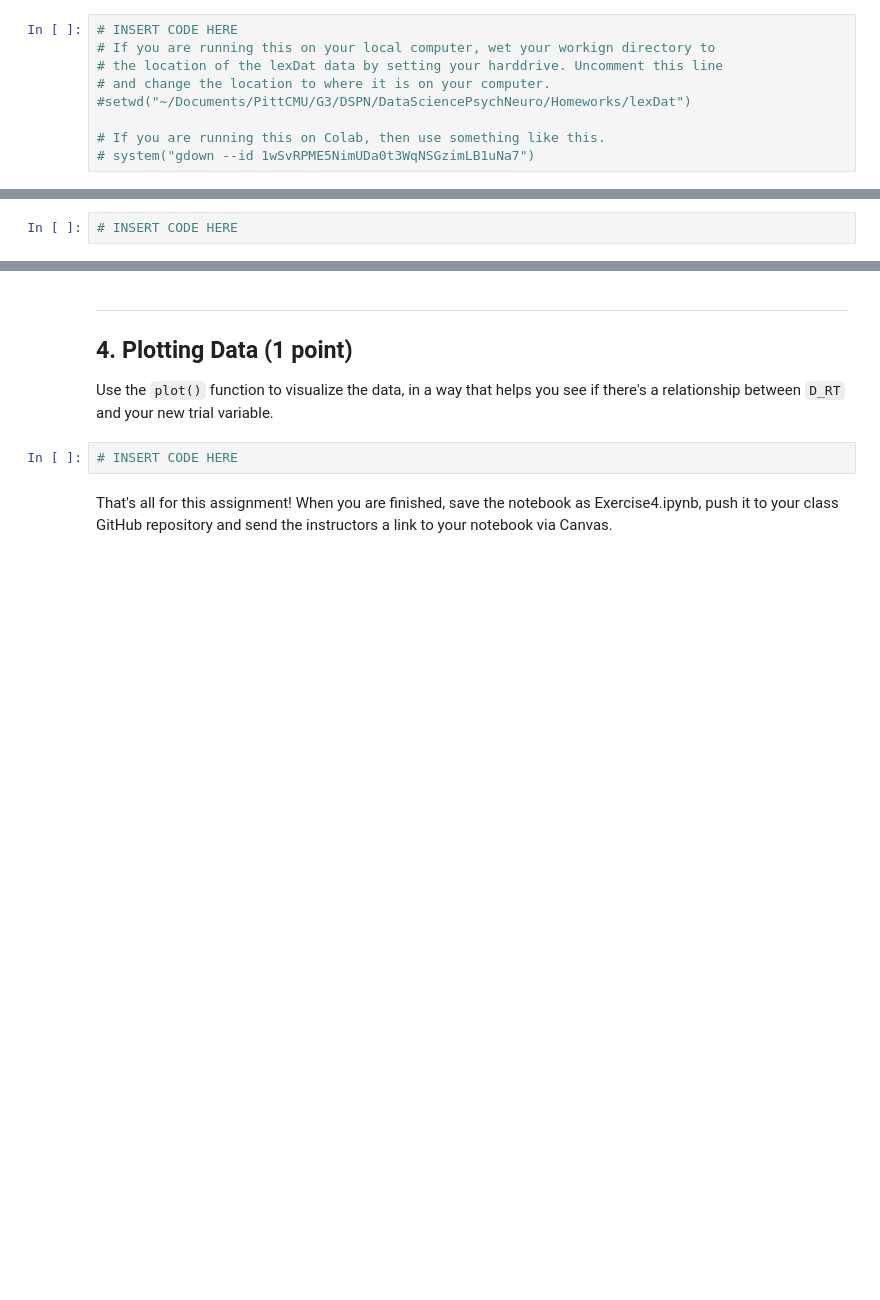
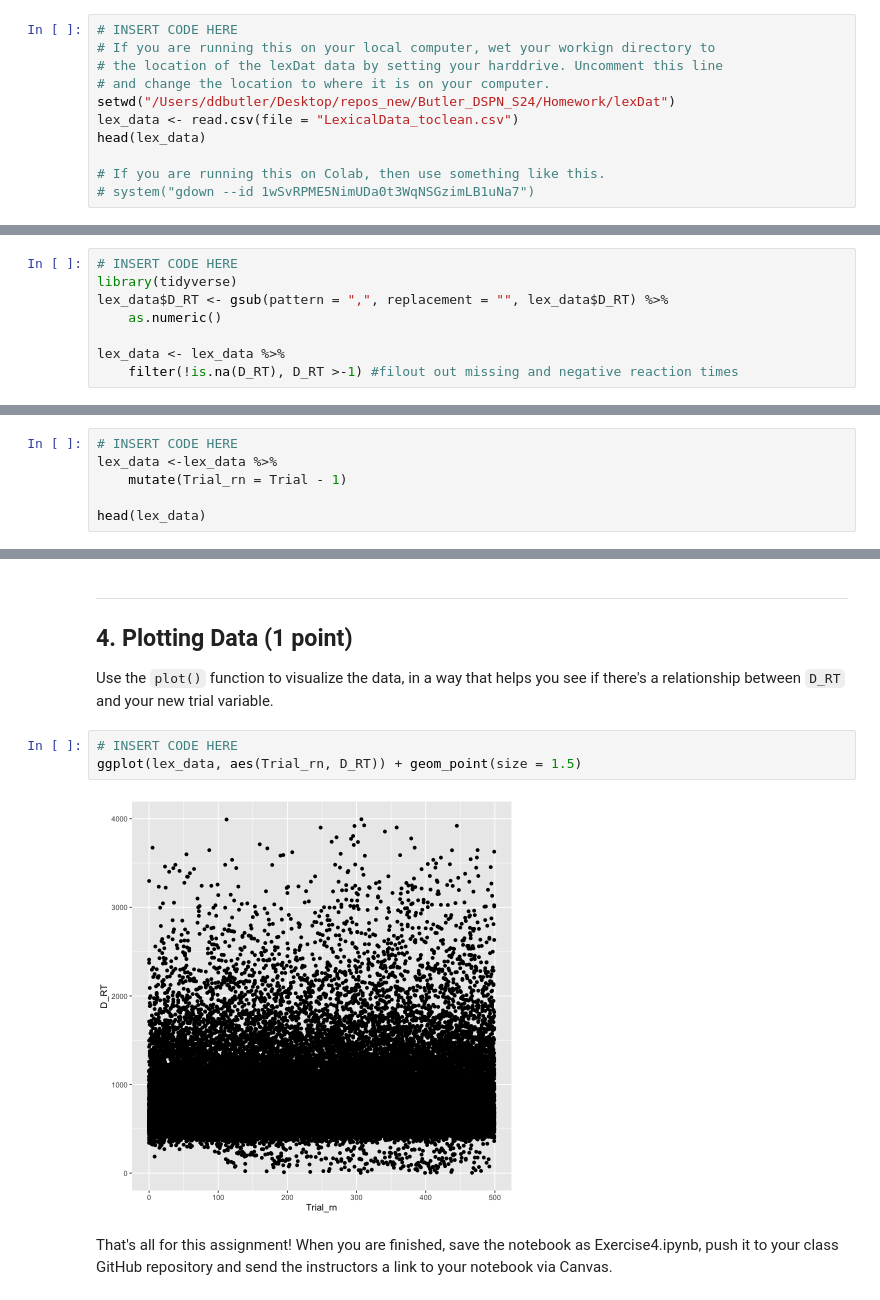
Before and after one commit to darrendbutler/Butler_DSPN_S24, a Jupyter notebook: Homework/exercise_4.ipynb, the cells around one changed output, grey strips where cells are left out. Drawn from its saved outputs; the diff is of its cells as text; blank space fills up the shorter version.

```diff
--- a/Homework/exercise_4.ipynb
+++ b/Homework/exercise_4.ipynb
@@ -18,7 +18,9 @@ Use the `setwd` and `read.csv` functions to load the data table from the **Lexic
 # If you are running this on your local computer, wet your workign directory to
 # the location of the lexDat data by setting your harddrive. Uncomment this line
 # and change the location to where it is on your computer.
-#setwd("~/Documents/PittCMU/G3/DSPN/DataSciencePsychNeuro/Homeworks/lexDat")
+setwd("/Users/ddbutler/Desktop/repos_new/Butler_DSPN_S24/Homework/lexDat")
+lex_data <- read.csv(file = "LexicalData_toclean.csv")
+head(lex_data)
 
 # If you are running this on Colab, then use something like this.
 # system("gdown --id 1wSvRPME5NimUDa0t3WqNSGzimLB1uNa7")
@@ -39,2 +49,10 @@ Write code that will copy the data to a new variable and make the above changes.
+# %%
+# INSERT CODE HERE
+library(tidyverse)
+lex_data$D_RT <- gsub(pattern = ",", replacement = "", lex_data$D_RT) %>%
+    as.numeric()
+
+lex_data <- lex_data %>%
+    filter(!is.na(D_RT), D_RT >-1) #filout out missing and negative reaction times
 # %% [markdown]
 For each of the three actions above, is it addressing a data anomaly (as described in the Müller reading)? If so, name the *type* of anomaly it's addressing.
@@ -56,3 +82,7 @@ First, let's get some useful summary **statistics** using `summarise`. Output a
 Now, we'll use `mutate` to re-number the trials, starting from 0 instead of 1. Make a new variable that is equal to the `Trial` variable minus one.
 # %%
 # INSERT CODE HERE
+lex_data <-lex_data %>%
+    mutate(Trial_rn = Trial - 1)
+
+head(lex_data)
@@ -63,6 +103,9 @@ Now, we'll use `mutate` to re-number the trials, starting from 0 instead of 1. M
 Use the `plot()` function to visualize the data, in a way that helps you see if there's a relationship between `D_RT` and your new trial variable.
 # %%
 # INSERT CODE HERE
+ggplot(lex_data, aes(Trial_rn, D_RT)) + geom_point(size = 1.5)
+# %% [output]
+[figure, added]
 # %% [markdown]
 That's all for this assignment! When you are finished, save the notebook as Exercise4.ipynb, push it to your class GitHub repository and send the instructors a link to your notebook via Canvas.
 # %% [markdown]
```
Also changed, not shown: parts of 6 cells of this notebook.
